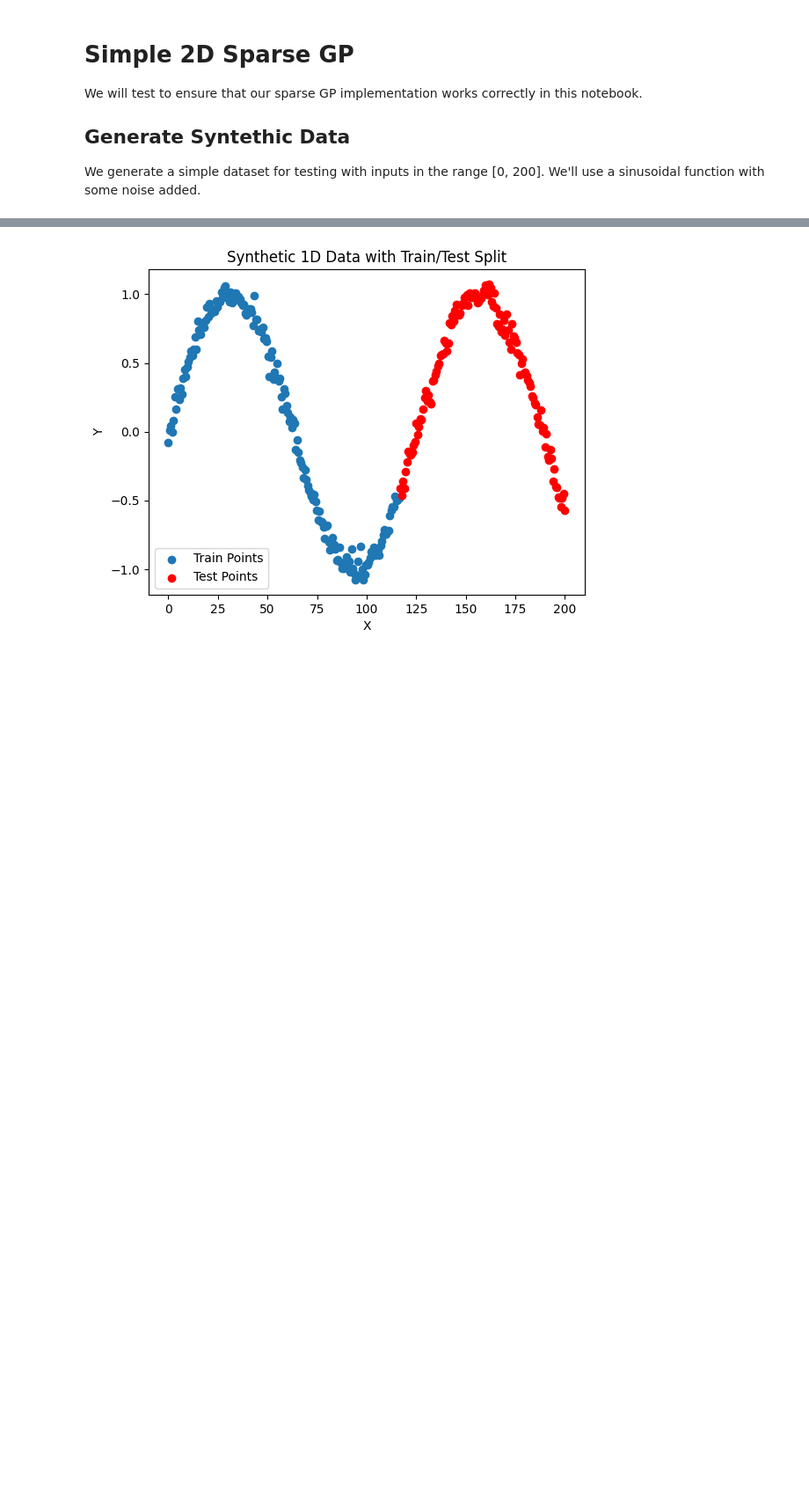
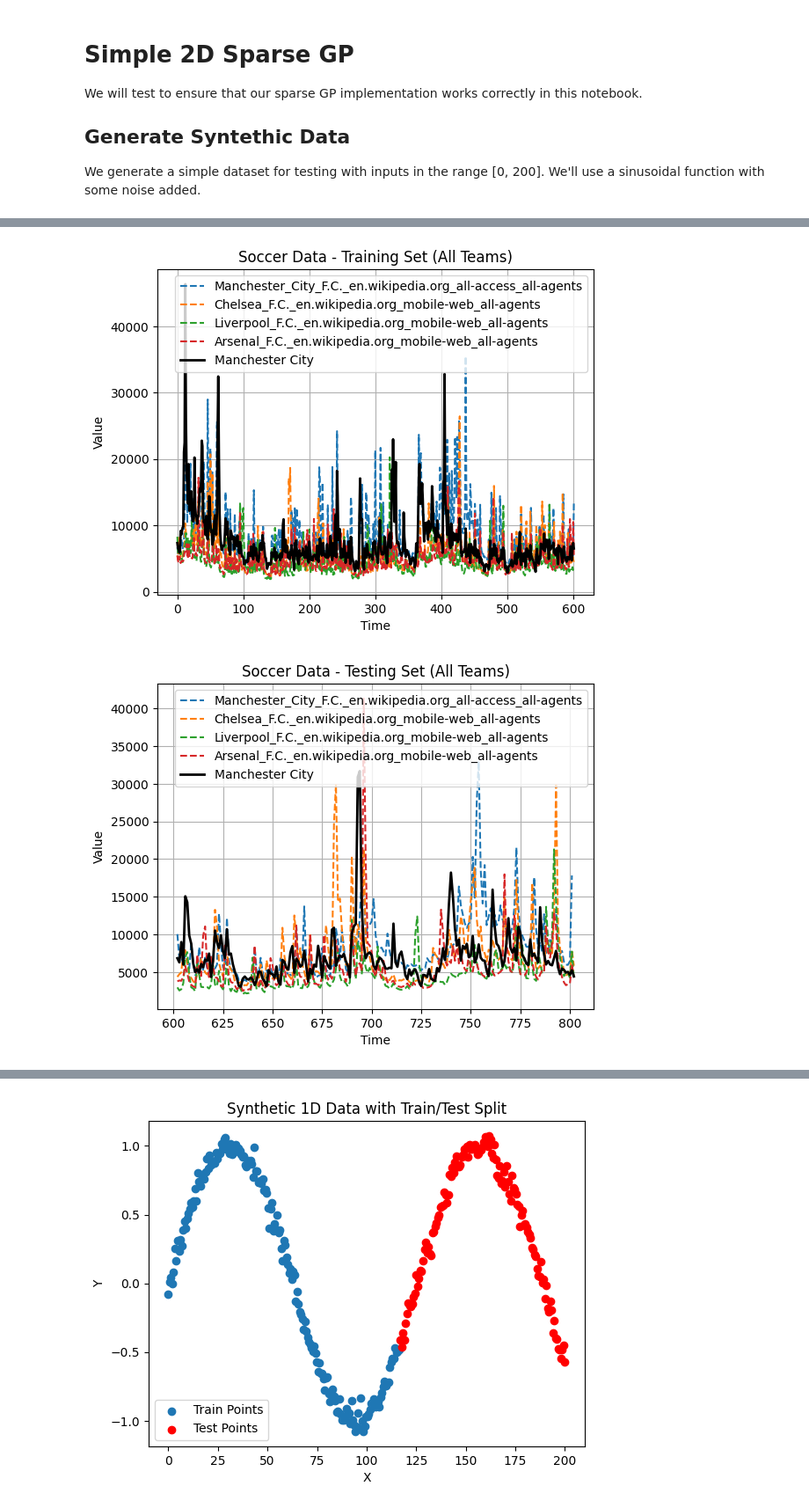
Before and after one commit to arvchahal/sparse-GP-kernel-combinations-audio-forecasting, a Jupyter notebook: test_simple2D_sparse_gps.ipynb, the cells around one changed output, grey strips where cells are left out. Shown at 88% size. Cells and saved outputs as stored; diff of their text form; code cells hidden in the pictures; blank space fills up the shorter version.

Commit message:
adding data?

```diff
--- a/test_simple2D_sparse_gps.ipynb
+++ b/test_simple2D_sparse_gps.ipynb
@@ -43,0 +19,69 @@ print(train_soccer)
+# %%
+# Load datasets
+all_data = load_all()
+tech = load_tech()
+politics = load_politics()
+soccer = load_soccer()
+
+# Example: Split Soccer data into training and testing sets
+X_train_soccer, X_test_soccer, y_train_soccer, y_test_soccer = split_train_test_matrix(soccer, train_ratio=0.75, target_column=0)
+
+# Generate integer day labels
+time_train = np.arange(X_train_soccer.shape[0])  # Days for training set
+time_test = np.arange(X_train_soccer.shape[0], X_train_soccer.shape[0] + X_test_soccer.shape[0])  # Days for testing set
+
+# Soccer group feature names (e.g., team names)
+soccer_feature_names = [row[0] for row in soccer if row[0] != soccer[0, 0]]
+
+# Plot all soccer teams in the training set
+plot_time_series(
+    X=X_train_soccer,
+    Y=y_train_soccer,
+    time=time_train,
+    feature_names=soccer_feature_names,
+    target_name="Manchester City",  # Example target
+    title="Soccer Data - Training Set (All Teams)"
+)
+
+# Plot all soccer teams in the testing set
+plot_time_series(
+    X=X_test_soccer,
+    Y=y_test_soccer,
+    time=time_test,
+    feature_names=soccer_feature_names,
+    target_name="Manchester City",  # Example target
+    title="Soccer Data - Testing Set (All Teams)"
+)
+
+# Example: Repeat for Tech data
+X_train_tech, X_test_tech, y_train_tech, y_test_tech = split_train_test_matrix(tech, train_ratio=0.75, target_column=0)
+
+# Generate integer day labels for Tech
+time_train_tech = np.arange(X_train_tech.shape[0])
+time_test_tech = np.arange(X_train_tech.shape[0], X_train_tech.shape[0] + X_test_tech.shape[0])
+
+# Tech group feature names (e.g., companies)
+tech_feature_names = [row[0] for row in tech if row[0] != tech[0, 0]]
+
+# Plot all tech companies in the training set
+plot_time_series(
+    X=X_train_tech,
+    Y=y_train_tech,
+    time=time_train_tech,
+    feature_names=tech_feature_names,
+    target_name="Google",  # Example target
+    title="Tech Data - Training Set (All Companies)"
+)
+
+# Plot all tech companies in the testing set
+plot_time_series(
+    X=X_test_tech,
+    Y=y_test_tech,
+    time=time_test_tech,
+    feature_names=tech_feature_names,
+    target_name="Google",  # Example target
+    title="Tech Data - Testing Set (All Companies)"
+)
+# %% [output]
+[figure, added]
+[figure, added]
```
Also changed, not shown: parts of 2 cells of this notebook, 1 other file.
